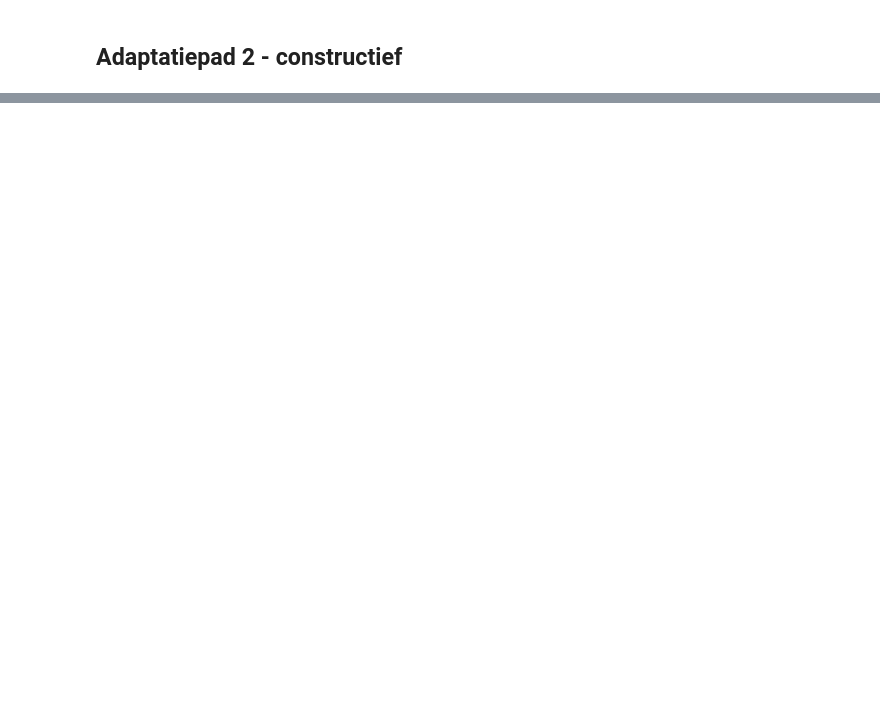
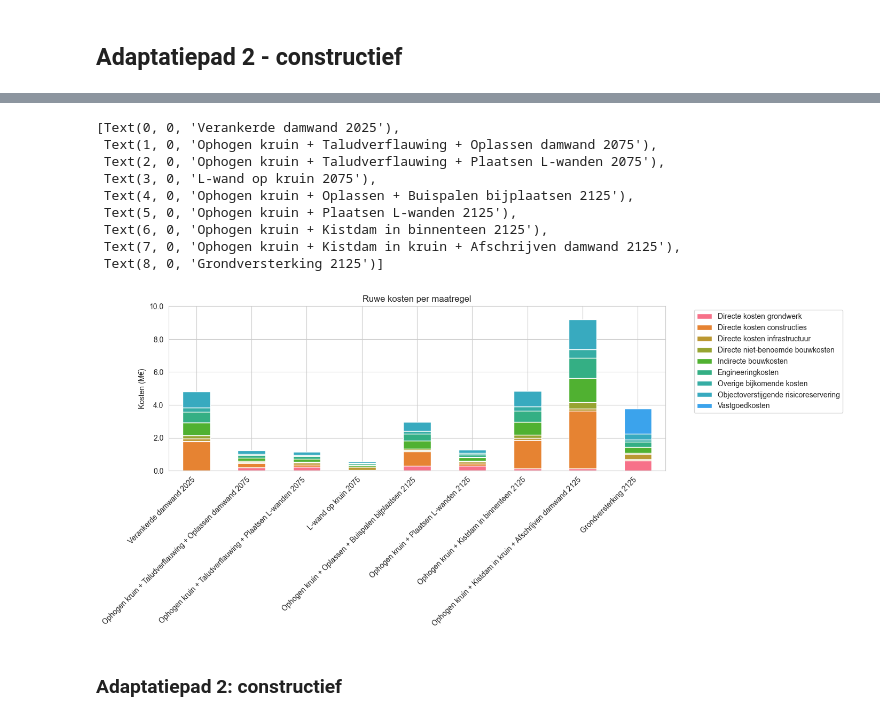
Before and after one commit to Deltares-research/Verkenning-2.0-backend, a Jupyter notebook: dev/incremental_costs/Scheldestromen_main.ipynb, the cells around one changed output, grey strips where cells are left out. Drawn from its saved outputs; the diff is of its cells as text; code cells hidden in the pictures; blank space fills up the shorter version.

```diff
--- a/dev/incremental_costs/Scheldestromen_main.ipynb
+++ b/dev/incremental_costs/Scheldestromen_main.ipynb
@@ -291,0 +365,28 @@ plt.show()
+# %%
+#same plot for (ruw) costs
+fig, ax = plt.subplots(figsize=(12,4))
+df_all_costs.T.plot(kind='bar', stacked=True, ax=ax)
+ax.set_title('Ruwe kosten per maatregel')
+ax.set_ylabel('Kosten (M€)')
+ax.set_ylim(0, np.ceil(ax.get_ylim()[1] / 1e6)*1e6)
+#make legend outside of the plot
+handles, labels = ax.get_legend_handles_labels()
+ax.legend(handles, labels, bbox_to_anchor=(1.05, 1), loc='upper left')
+
+#scale y-axislabels to millions
+ax.set_yticklabels([f"{y/1e6:.1f}" for y in ax.get_yticks()])
+#rotate x-axis labels and remove (ruw) and everything before "to" from the labels
+ax.set_xticklabels([label.get_text().split(' to ')[-1].replace(' (ruw)', '') for label in ax.get_xticklabels()], rotation=45, ha='right')
+# %% [output]
+[Text(0, 0, 'Verankerde damwand 2025'),
+ Text(1, 0, 'Ophogen kruin + Taludverflauwing + Oplassen damwand 2075'),
+ Text(2, 0, 'Ophogen kruin + Taludverflauwing + Plaatsen L-wanden 2075'),
+ Text(3, 0, 'L-wand op kruin 2075'),
+ Text(4, 0, 'Ophogen kruin + Oplassen + Buispalen bijplaatsen 2125'),
+ Text(5, 0, 'Ophogen kruin + Plaatsen L-wanden 2125'),
+ Text(6, 0, 'Ophogen kruin + Kistdam in binnenteen 2125'),
+ Text(7, 0, 'Ophogen kruin + Kistdam in kruin + Afschrijven damwand 2125'),
+ Text(8, 0, 'Grondversterking 2125')]
+[figure, added]
+# %% [markdown]
+### Adaptatiepad 2: constructief
```
Also changed, not shown: parts of 16 cells of this notebook, 1 other file.
